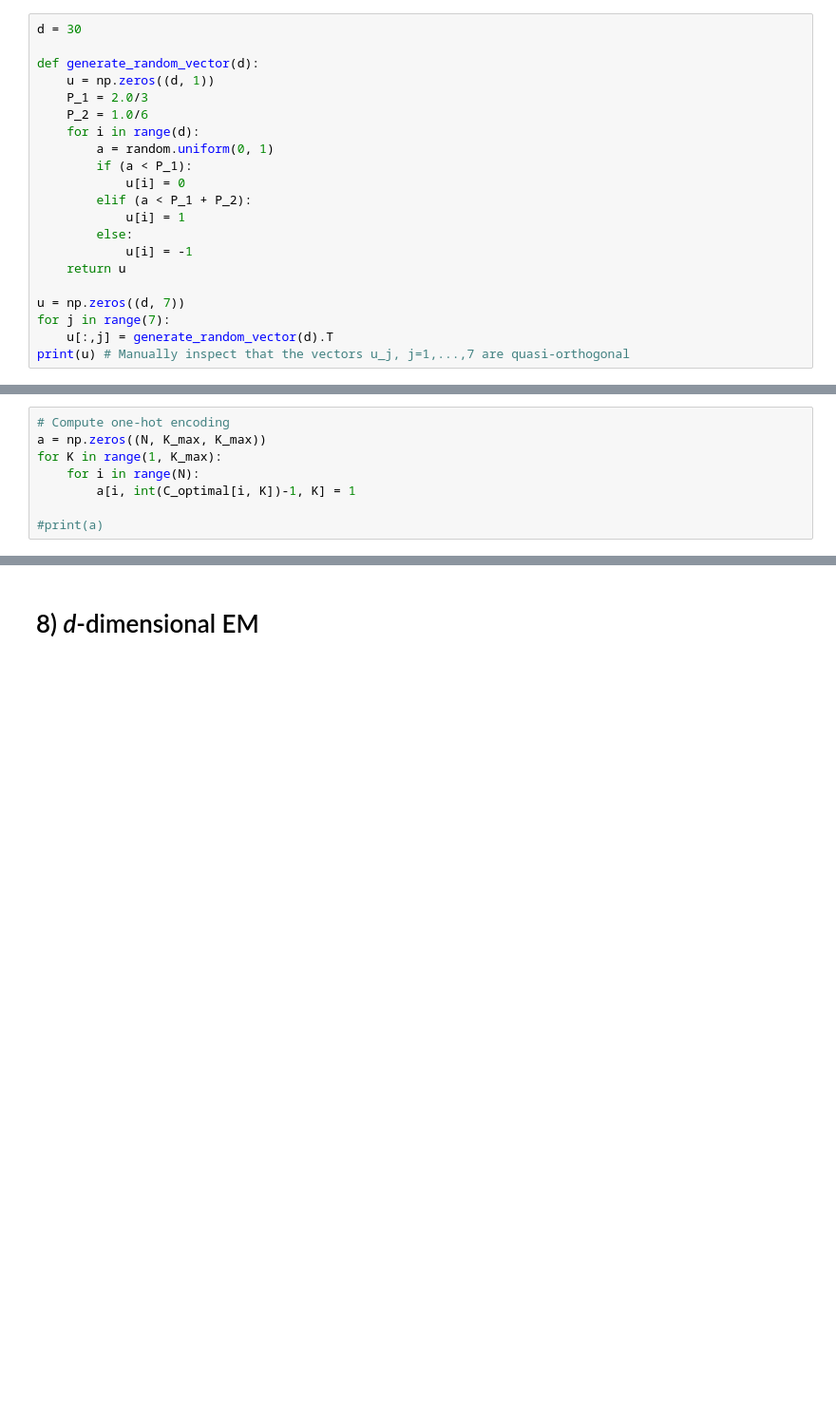
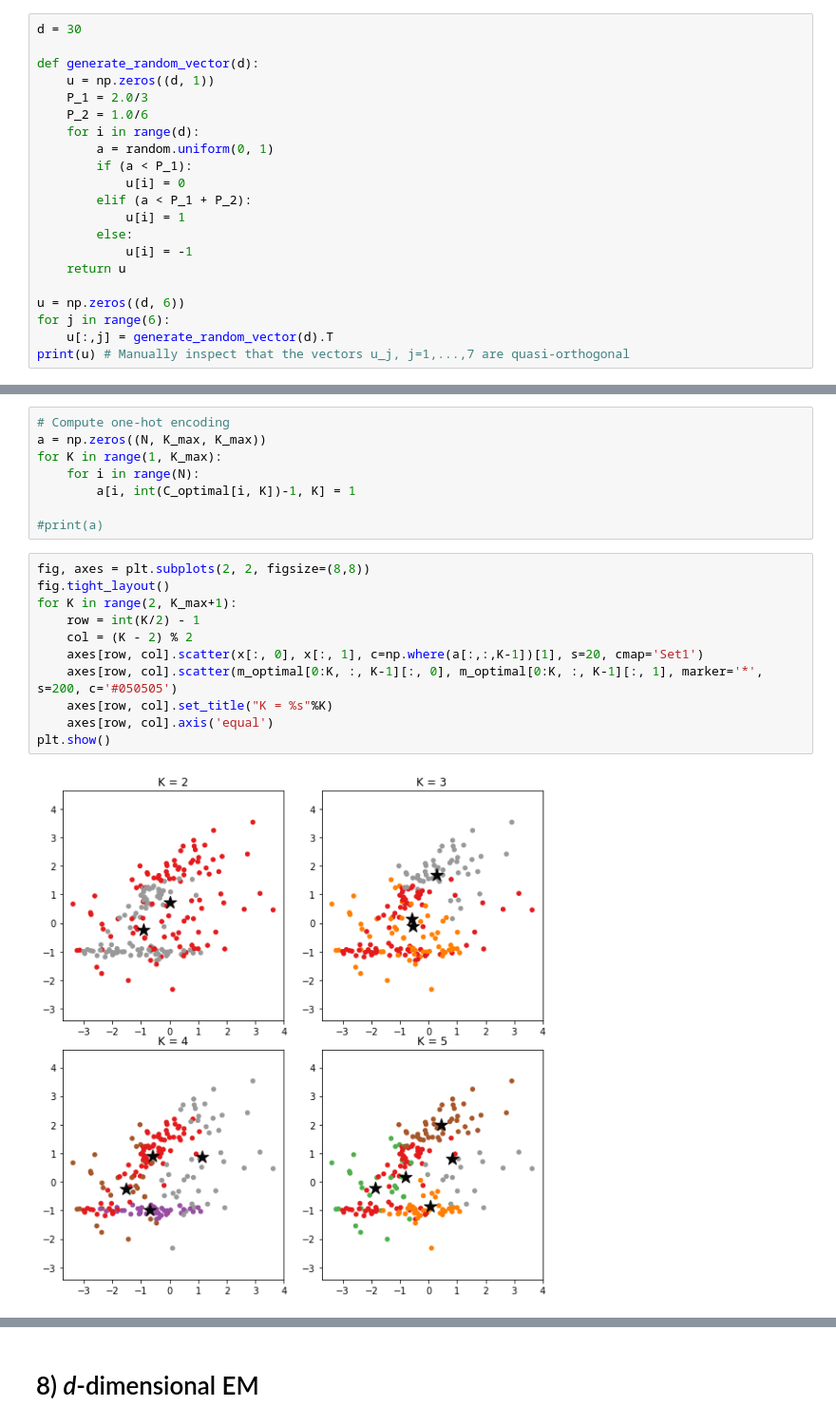
Before and after one commit to kongsgard/machine-learning, a Jupyter notebook: hw3/hw3.ipynb, the cells around one changed output, grey strips where cells are left out. Shown: that part at 95% size. Drawn from its saved outputs; the diff is of its cells as text; blank space fills up the shorter version.

```diff
--- a/hw3/hw3.ipynb
+++ b/hw3/hw3.ipynb
@@ -309,8 +309,8 @@ def generate_random_vector(d):
             u[i] = -1
     return u
 
-u = np.zeros((d, 7))
-for j in range(7):
+u = np.zeros((d, 6))
+for j in range(6):
     u[:,j] = generate_random_vector(d).T
 print(u) # Manually inspect that the vectors u_j, j=1,...,7 are quasi-orthogonal
 # %% [output]
@@ -389,6 +389,19 @@ for K in range(1, K_max):
         a[i, int(C_optimal[i, K])-1, K] = 1
 
 #print(a)
+# %%
+fig, axes = plt.subplots(2, 2, figsize=(8,8))
+fig.tight_layout()
+for K in range(2, K_max+1):
+    row = int(K/2) - 1
+    col = (K - 2) % 2
+    axes[row, col].scatter(x[:, 0], x[:, 1], c=np.where(a[:,:,K-1])[1], s=20, cmap='Set1')
+    axes[row, col].scatter(m_optimal[0:K, :, K-1][:, 0], m_optimal[0:K, :, K-1][:, 1], marker='*', s=200, c='#050505')
+    axes[row, col].set_title("K = %s"%K)
+    axes[row, col].axis('equal')
+plt.show()
+# %% [output]
+[figure, added]
 # %%
 print(empirical_probabilities())
 # %% [output]
```
Also changed, not shown: parts of 12 cells of this notebook, 3 other files.
